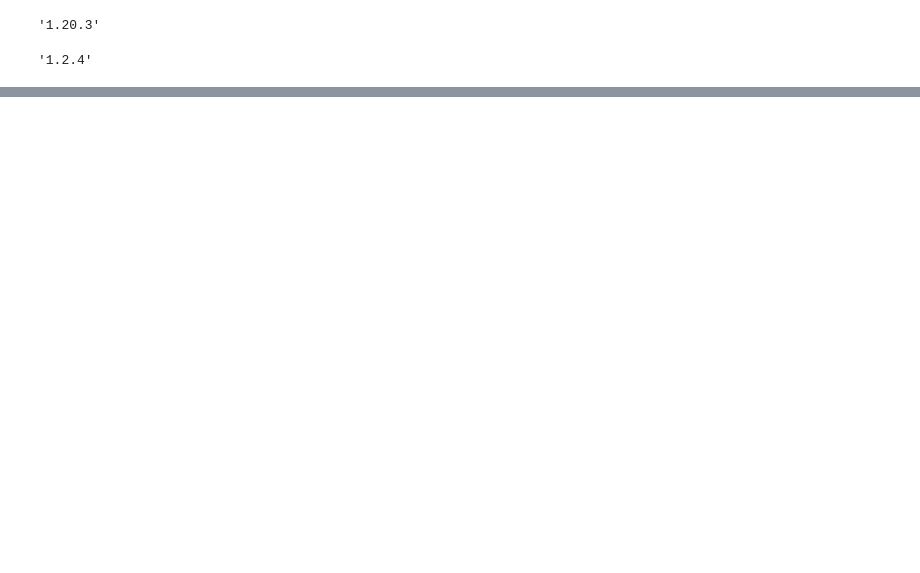
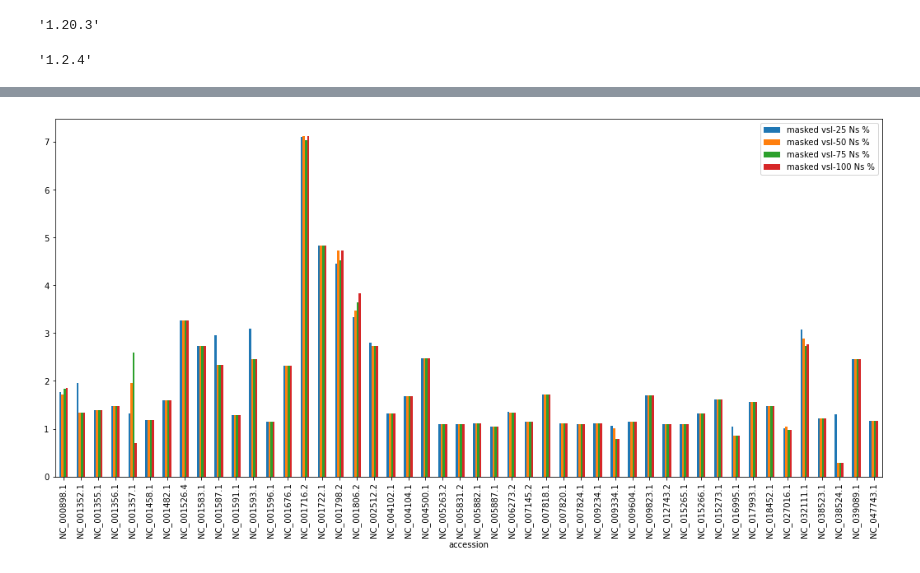
Before and after one commit to ucsffrancislab/genomics, a Jupyter notebook: data/20210610-hg38-viral-homology/analysis.ipynb, the cells around one changed output, grey strips where cells are left out. Cells and saved outputs as stored; diff of their text form; code cells hidden in the pictures; blank space fills up the shorter version.

```diff
--- a/data/20210610-hg38-viral-homology/analysis.ipynb
+++ b/data/20210610-hg38-viral-homology/analysis.ipynb
@@ -21,0 +89,6 @@ df.head()
+# %%
+df[(df['masked vsl-25 Ns %']>1) | (df['masked vsl-100 Ns %']>1)][
+    ['masked vsl-25 Ns %','masked vsl-50 Ns %','masked vsl-75 Ns %','masked vsl-100 Ns %']].plot(kind='bar')
+plt.show()
+# %% [output]
+[figure, added]
```
Also changed, not shown: parts of 18 cells of this notebook.
